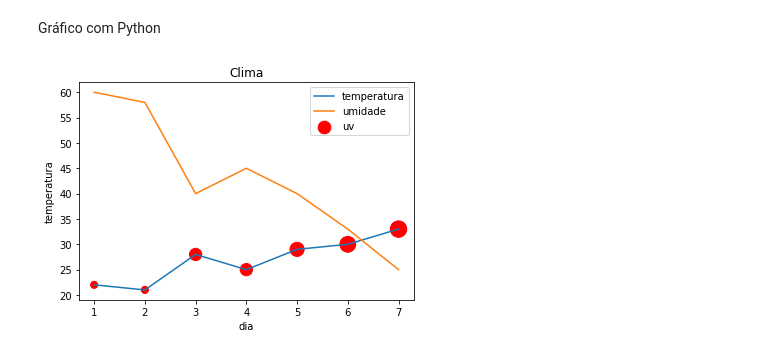
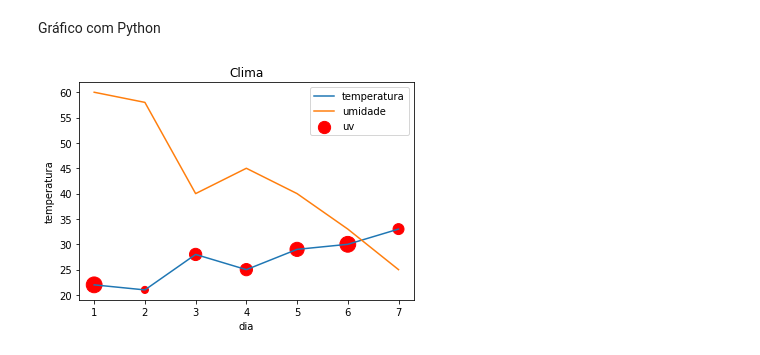
Before and after one commit to jppreti/LP20221, a Jupyter notebook: Exemplos.ipynb, the cells around one changed output. Cells and saved outputs as stored; diff of their text form; code cells hidden in the pictures.

```diff
--- a/Exemplos.ipynb
+++ b/Exemplos.ipynb
@@ -1261,14 +1261,15 @@ Gráfico com Python
 # %%
 import matplotlib as mpl
 import matplotlib.pyplot as plt
 
-fig, ax = plt.subplots()  # Cria uma figura com os eixos x e y.
+fig, ax = plt.subplots()  # Cria uma figura e os eixos x e y.
 ax.set_title('Clima')
 ax.set_xlabel('dia')
 ax.set_ylabel('temperatura')
-ax.plot([1, 2, 3, 4, 5, 6, 7], [22, 21, 28, 25, 29, 30, 33], label="temperatura");  # Insere os dados.
-ax.plot([1, 2, 3, 4, 5, 6, 7], [60, 58, 40, 45, 40, 33, 25], label="umidade");  # Insere os dados.
-ax.scatter([1, 2, 3, 4, 5, 6, 7], [22, 21, 28, 25, 29, 30, 33], [50, 50, 150, 150, 200, 250, 270], label="uv", color='red')
+#ax.set_xticks(range(1,8,1))
+ax.plot([1, 2, 3, 4, 5, 6, 7], [22, 21, 28, 25, 29, 30, 33], label='temperatura');  # Insere os dados.
+ax.plot([1, 2, 3, 4, 5, 6, 7], [60, 58, 40, 45, 40, 33, 25], label='umidade');  # Insere os dados.
+ax.scatter([1, 2, 3, 4, 5, 6, 7], [22, 21, 28, 25, 29, 30, 33], [250, 50, 150, 150, 200, 250, 120], label='uv', color='red')
 ax.legend();
 # %% [output]
-[figure, old version]
+[figure, new version]
```
